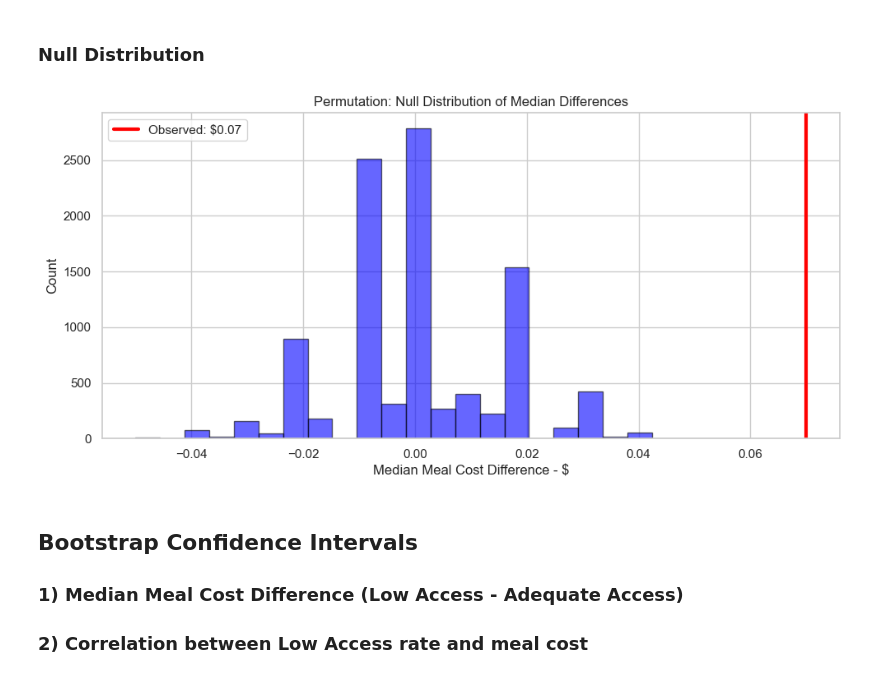
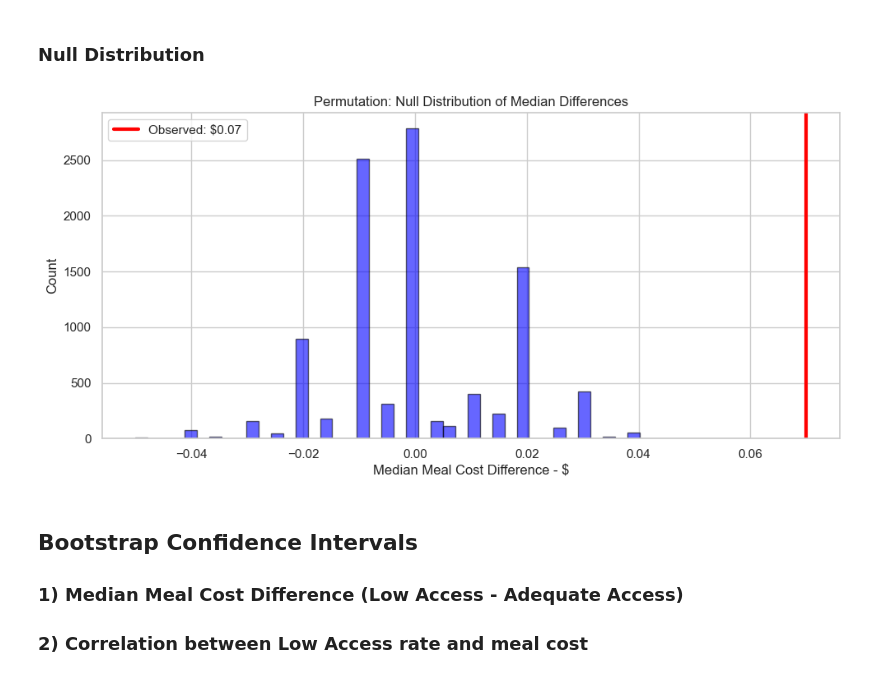
Before and after one commit to somebody-45729/food-access-meal-cost, a Jupyter notebook: analysis.ipynb, the cells around one changed output. Cells and saved outputs as stored; diff of their text form; code cells hidden in the pictures.

```diff
--- a/analysis.ipynb
+++ b/analysis.ipynb
@@ -283,16 +283,16 @@ P-value: 0.0000
 ### Null Distribution
 # %%
 plt.figure(figsize = (10, 5))
-plt.hist(perm_diffs, bins = 25, color = 'blue', edgecolor = 'black', alpha = 0.6)
+plt.hist(perm_diffs, bins = 50, color = 'blue', edgecolor = 'black', alpha = 0.6)
 plt.axvline(observed_diff, color = 'red', linewidth = 3, label = f'Observed: ${observed_diff:.3}')
 plt.title('Permutation: Null Distribution of Median Differences')
 plt.xlabel('Median Meal Cost Difference - $')
 plt.ylabel('Count')
 plt.legend()
 plt.tight_layout()
 plt.show()
 # %% [output]
-[figure, old version]
+[figure, new version]
 # %% [markdown]
 ## Bootstrap Confidence Intervals
 ### 1) Median Meal Cost Difference (Low Access - Adequate Access)
```
Also changed, not shown: parts of 1 cell of this notebook.
